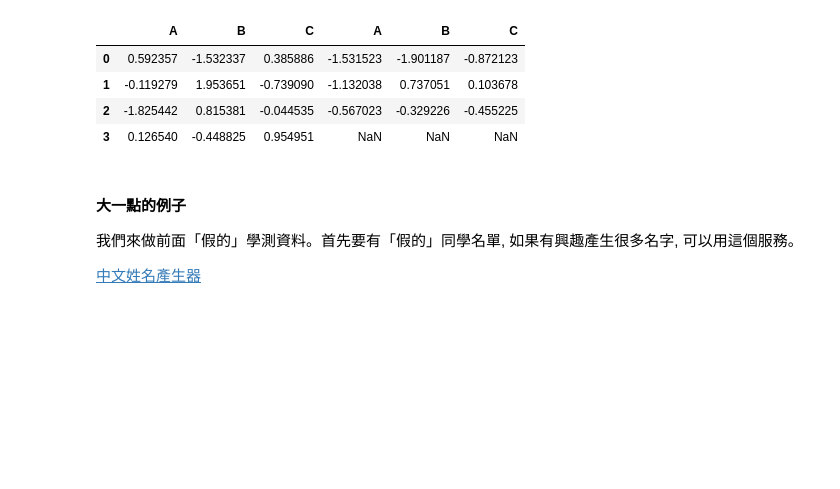
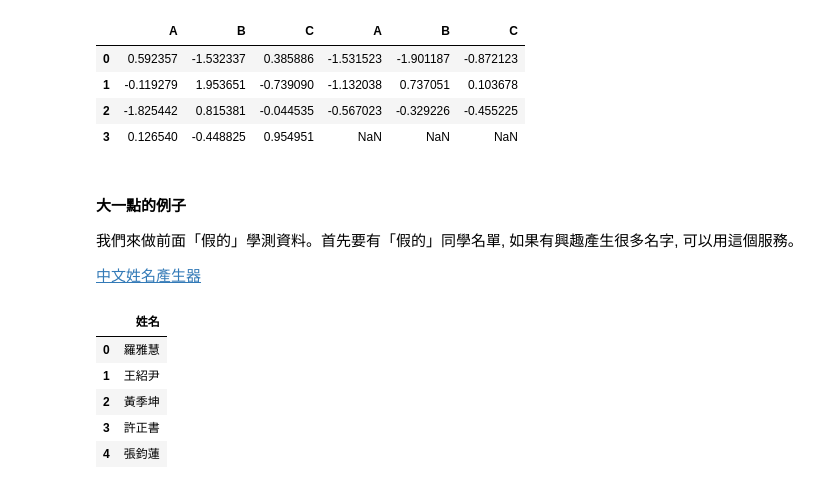
Before and after one commit to nelsonchchang/IMLP, a Jupyter notebook: Unit02/2.2.2_Pandas數據分析.ipynb, the cells around one changed output. Saved outputs shown, nothing was run; the diff lists cells and outputs as text; code cells hidden in the pictures; blank space fills up the shorter version.

```diff
--- a/Unit02/2.2.2_Pandas數據分析.ipynb
+++ b/Unit02/2.2.2_Pandas數據分析.ipynb
@@ -323,6 +323,18 @@ df5
 我們來做前面「假的」學測資料。首先要有「假的」同學名單, 如果有興趣產生很多名字, 可以用這個服務。
 
 [中文姓名產生器](http://www.richyli.com/name/index.asp)
+# %%
+file_name = '/content/drive/MyDrive/Python ML/Unit02/data/names.csv'
+df_names = pd.read_csv(file_name, names=['姓名'])
+# %%
+df_names.head()
+# %% [output]
+|  | 姓名 |
+| 0 | 羅雅慧 |
+| 1 | 王紹尹 |
+| 2 | 黃季坤 |
+| 3 | 許正書 |
+| 4 | 張鈞蓮 |
 # %%
 df_grades = pd.DataFrame(np.random.randint(6,16,(100,5)),
                         columns=['國文','英文','數學','社會','自然'])
```
Also changed, not shown: parts of 2 cells of this notebook.
